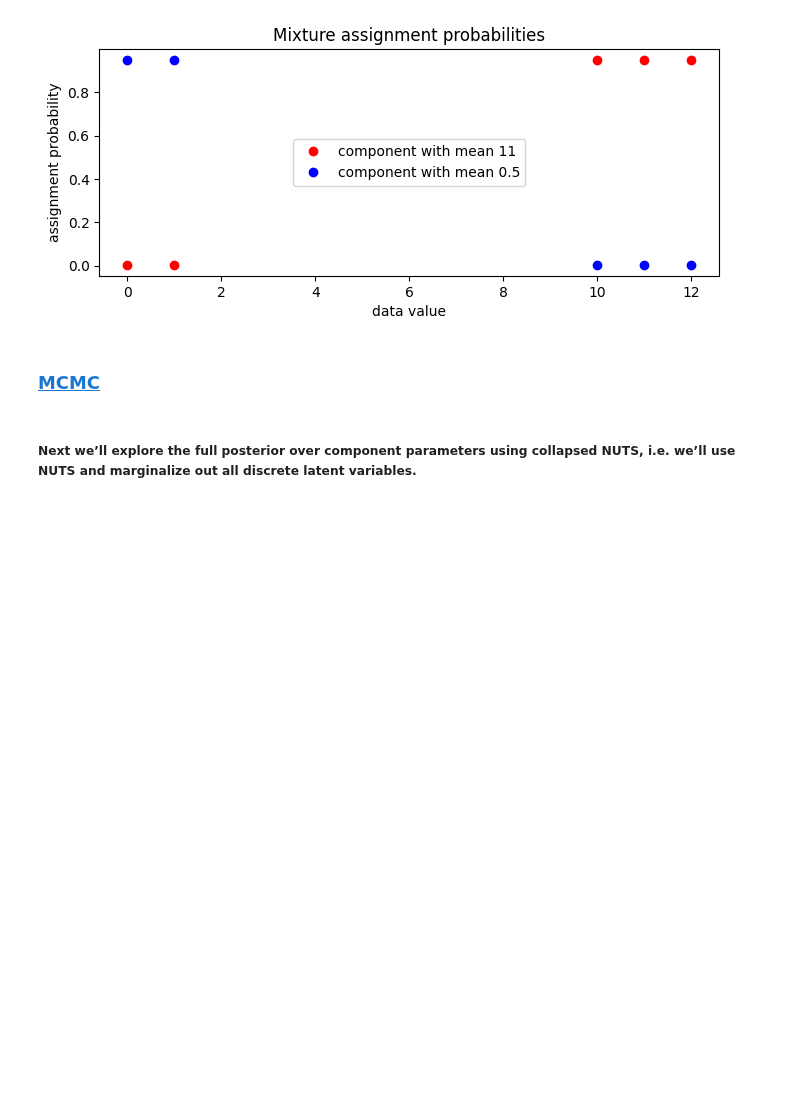
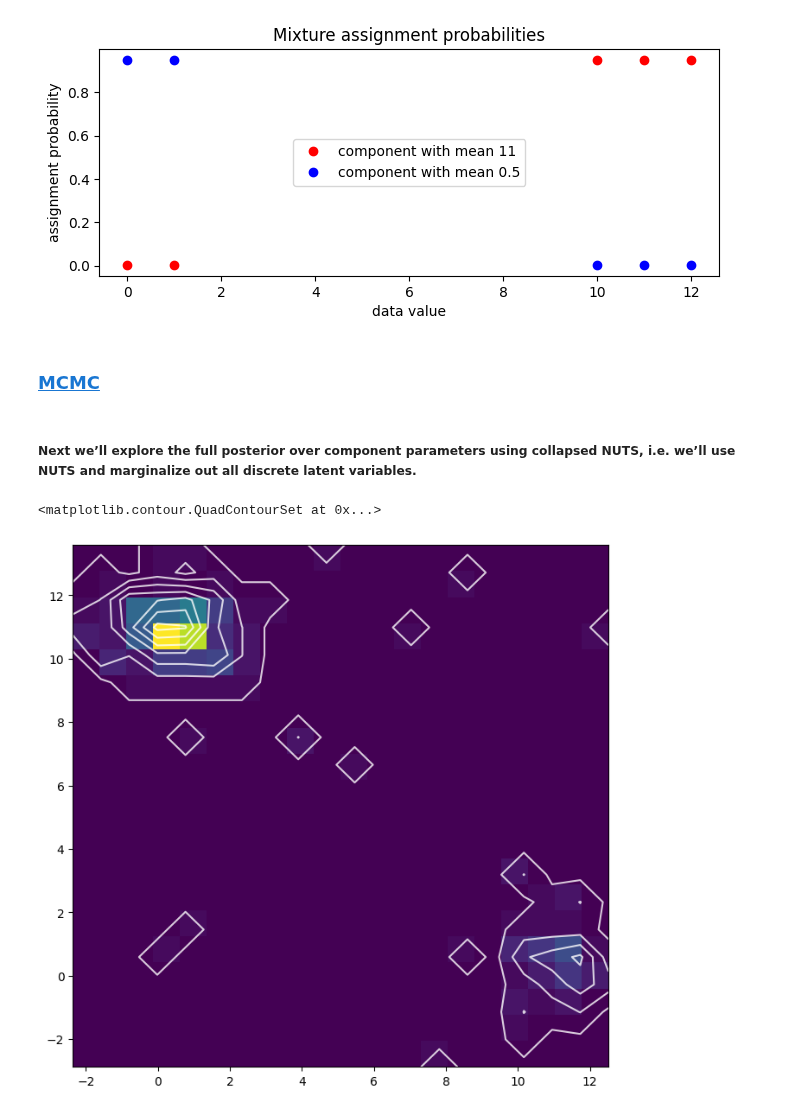
Before and after one commit to drclab/GP_VAE, a Jupyter notebook: drclab/Pyro/svi_GM_00.ipynb, the cells around one changed output. Drawn from its saved outputs; the diff is of its cells as text; code cells hidden in the pictures; blank space fills up the shorter version.

Commit message:
MCMC

```diff
--- a/drclab/Pyro/svi_GM_00.ipynb
+++ b/drclab/Pyro/svi_GM_00.ipynb
@@ -287,0 +291,15 @@ pyplot.legend(loc='center')
+# %%
+pyro.set_rng_seed(2)
+kernel = NUTS(model)
+mcmc = MCMC(kernel=kernel, num_samples=250, warmup_steps=50)
+mcmc.run(data)
+posterior_samples = mcmc.get_samples()
+# %%
+X, Y = posterior_samples['locs'].t()
+# %%
+pyplot.figure(figsize=(8, 8), dpi=100).set_facecolor('white')
+h, xs, ys, image = pyplot.hist2d(X.numpy(), Y.numpy(), bins=[20, 20])
+pyplot.contour(np.log(h+3).T, extent=[xs.min(), xs.max(), ys.min(), ys.max()], colors='white', alpha=0.8)
+# %% [output]
+<matplotlib.contour.QuadContourSet at 0x...>
+[figure, added]
```
Also changed, not shown: parts of 2 cells of this notebook.
